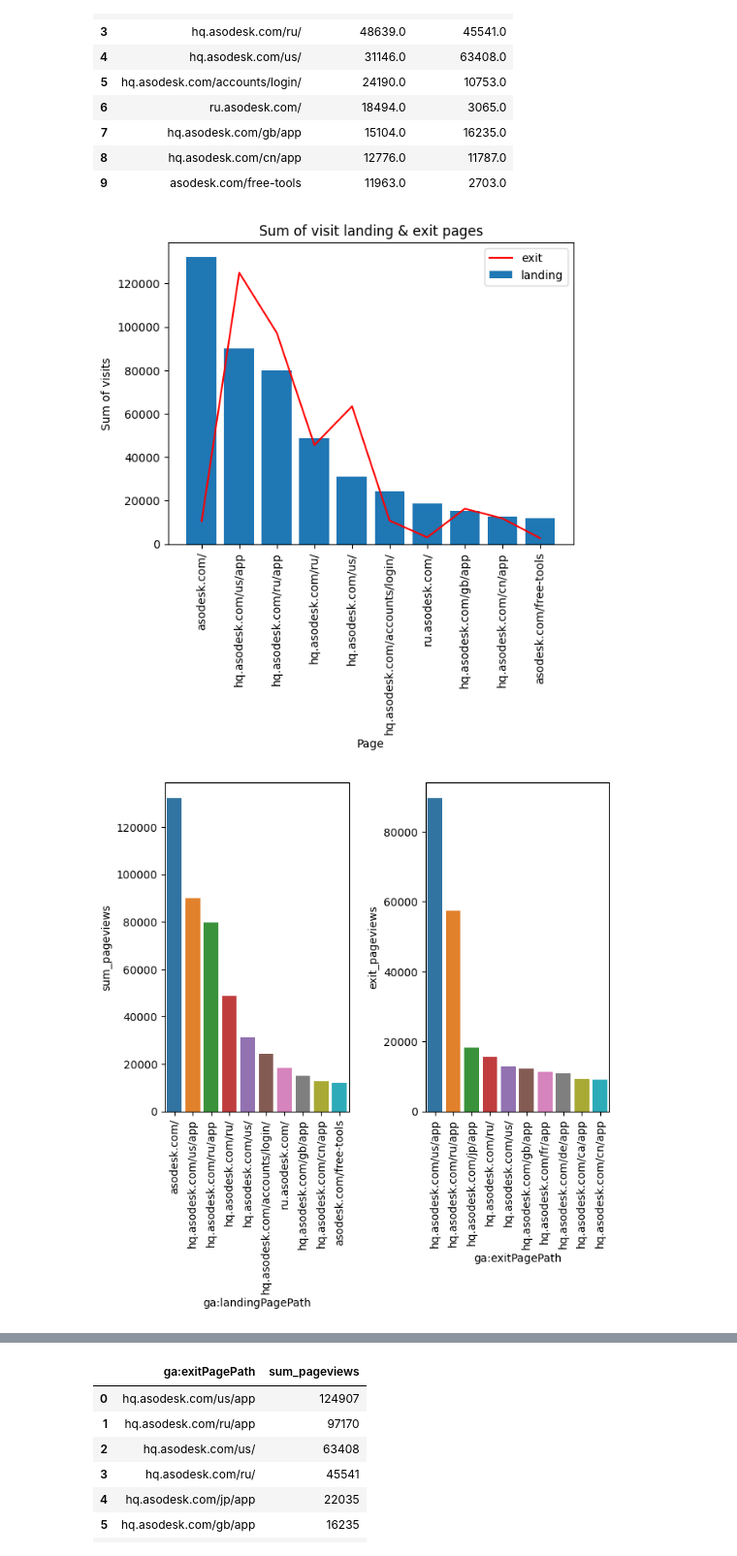
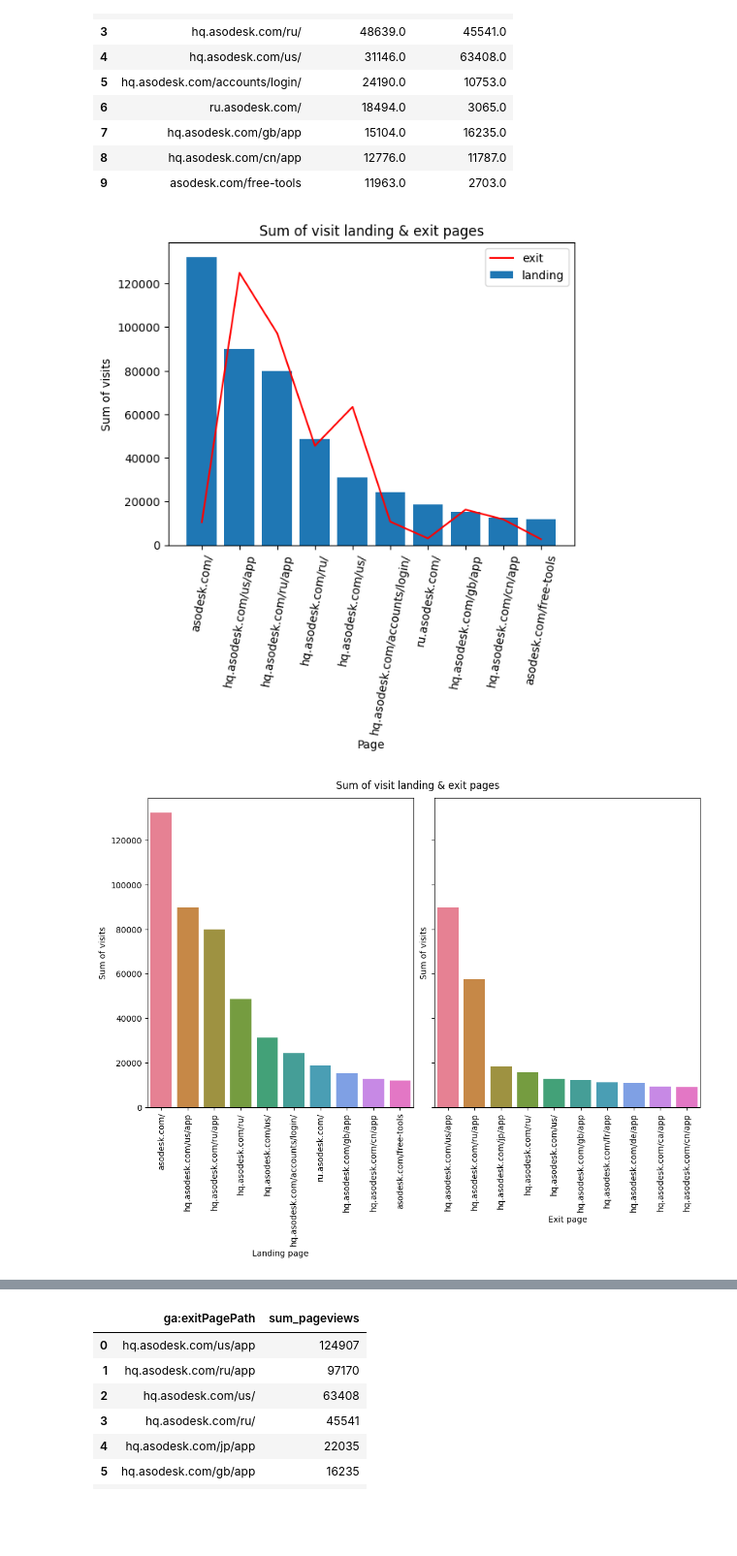
Before and after one commit to InnahHr/DA-project, a Jupyter notebook: Main site.ipynb, the cells around one changed output, grey strips where cells are left out. Shown at 97% size. Drawn from its saved outputs; the diff is of its cells as text; code cells hidden in the pictures; blank space fills up the shorter version.

```diff
--- a/Main site.ipynb
+++ b/Main site.ipynb
@@ -229,7 +233,7 @@ l
 | 9 | asodesk.com/free-tools | 11963.0 | 2703.0 |
 # %%
 fig, ax =plt.subplots()
-plt.xticks(rotation = 90)
+plt.xticks(rotation = 80)
 
 plt.plot('landing_page','exit_pageviews', data=l ,color='r', label='exit')
 plt.bar(data=l, x='landing_page',height='land_pageviews',label='landing')
@@ -240,23 +244,32 @@ plt.ylabel("Sum of visits")
 plt.title("Sum of visit landing & exit pages")
 plt.legend();
 # %% [output]
-[figure, old version]
+[figure, new version]
 # %%
-fig, (ax1, ax2) = plt.subplots(ncols=2, sharey=False, )
-fig.tight_layout(w_pad=4)
+fig, (ax1, ax2) = plt.subplots(ncols=2, sharey=True,figsize=(10, 6) )
+fig.tight_layout(w_pad=1)
 
 
 sns.barplot(x = 'ga:landingPagePath', y = 'sum_pageviews',
-           data = land, ax=ax1)
+           data = land, ax=ax1, palette="husl")
 sns.barplot(x = 'ga:exitPagePath', y = 'exit_pageviews',
-           data = exit_page, ax=ax2)
+           data = exit_page, ax=ax2, palette="husl", saturation=0.75)
 
 ax1.set_xticklabels(ax1.get_xticklabels(),rotation = 90)
 ax2.set_xticklabels(ax2.get_xticklabels(),rotation = 90)
 
+ax1.set_xlabel("Landing page")
+ax1.set_ylabel("Sum of visits")
+
+ax2.set_xlabel("Exit page")
+ax2.set_ylabel("Sum of visits")
+
+fig.suptitle("Sum of visit landing & exit pages")
+fig.subplots_adjust(top=0.93)
+
 plt.show()
 # %% [output]
-[figure, old version]
+[figure, new version]
 # %%
 landing_exit_page=pd.concat([landing_page,exit_page],axis=1).reset_index().rename(columns={'index':'page'}).head(10)
 # %%
```
Also changed, not shown: parts of 18 cells of this notebook, 1 other file.
